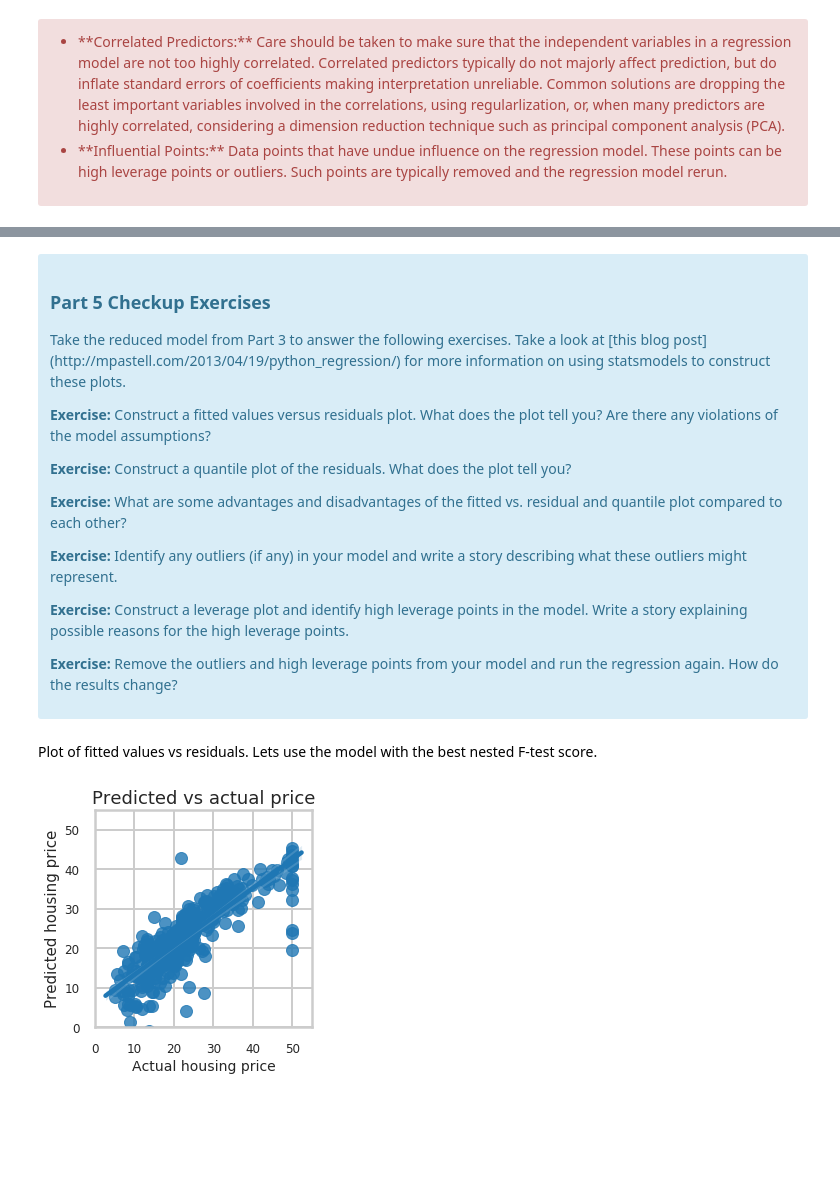
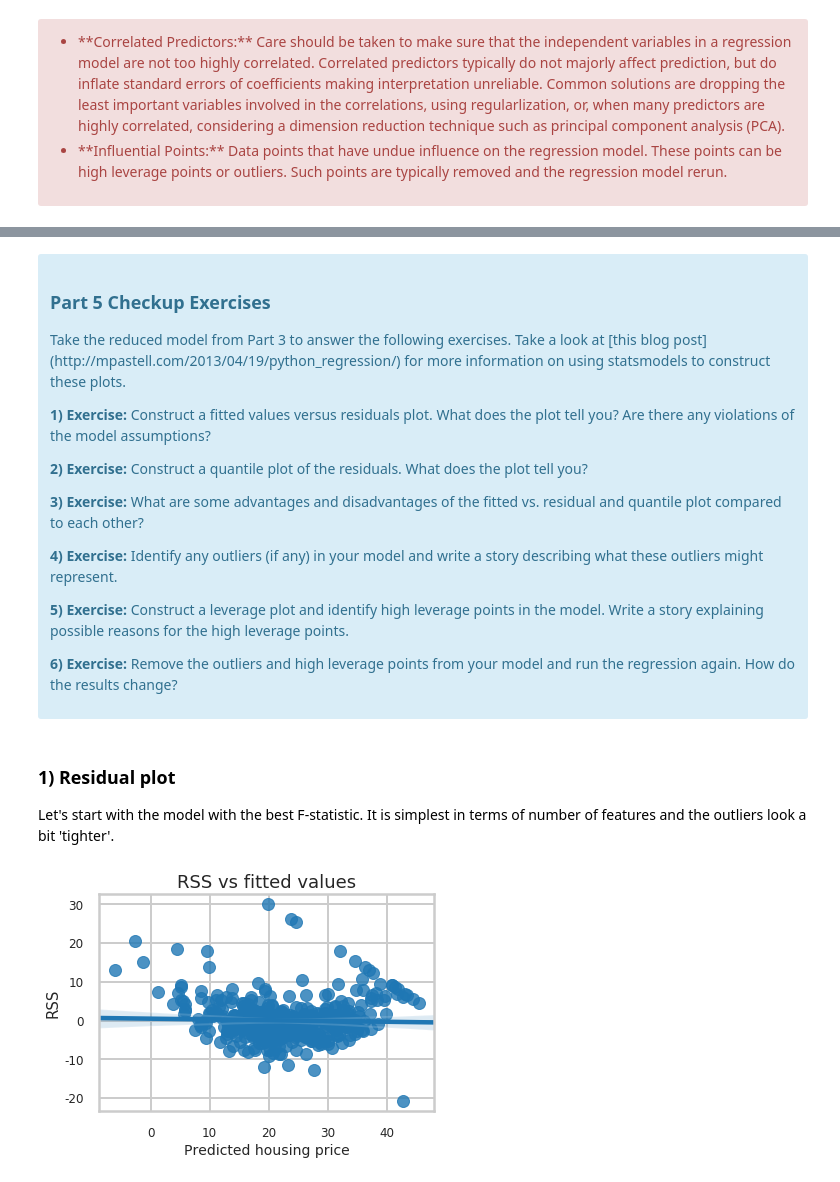
Before and after one commit to gperdrizet/linear_regression, a Jupyter notebook: Mini_Project_Linear_Regression.ipynb, the cells around one changed output, grey strips where cells are left out. Drawn from its saved outputs; the diff is of its cells as text; code cells hidden in the pictures; blank space fills up the shorter version.

```diff
--- a/Mini_Project_Linear_Regression.ipynb
+++ b/Mini_Project_Linear_Regression.ipynb
@@ -1063,14 +1069,22 @@ where $L$ is the likelihood of the model. AIC is meaningless in the absolute sen
 # %% [markdown]
 This is a computer so.... lets try all possible combinations of 12 or less input features and then see how they compare to the full 13 feature model.
 # %%
+import itertools
+
 features = list(bos_zscore.drop('PRICE', axis = 1))
 
 X = bos[features].values
-Y = bos['PRICE'].values
 
 full_model = sm.OLS(Y, X)
 full_model_results = full_model.fit()
 
 RSSf = np.sum((Y - full_model_results.fittedvalues)**2)
-p2 = len(features)
-n = len(Y)
+DFf = len(Y) - len(features) - 1
+
+feature_subsets = []
+
+for length in range(1, (len(features) - 1)):
+    for subset in itertools.combinations(features, length):
+        feature_subsets.append(list(subset))
+
+print('Total possible feature combinations with n < N-1: {}'.format(len(feature_subsets)))
@@ -1091,9 +1095,11 @@ Looks like we have 8177 models to run. For each, we will use a pandas DataFrame
 # %%
-def nested_F_test(RSSf, p2, RSSr, p1, n):
-    F = ((RSSr - RSSf)/(p2 - p1))/(RSSf/(n - p2))
+def nested_F_test(RSSf, DFr, RSSr, DFf):
+    F = ((RSSr - RSSf)/(DFr - DFf))/(RSSf/DFf)
     return F
 
 models = pd.DataFrame(columns=['features', 'R_sqr_adj', 'F_stat', 'AIC', 'F_test'])
+
+Y = bos['PRICE'].values
 
 for i in range(0, len(feature_subsets)):
 
@@ -1103,8 +1109,8 @@ for i in range(0, len(feature_subsets)):
     results = model.fit()
 
     RSSr = np.sum((Y - results.fittedvalues)**2)
-    p1 = len(features)
-    F = nested_F_test(RSSf, p2, RSSr, p1, n)
+    p1 = len(Y) - len(features) - 1
+    F = nested_F_test(RSSf, DFr, RSSr, DFf)
 
     models = models.append({
         'features': features,
@@ -1207,38 +1252,35 @@ bos_cleaned_zscore.describe()
 
 <p>Take the reduced model from Part 3 to answer the following exercises. Take a look at [this blog post](http://mpastell.com/2013/04/19/python_regression/) for more information on using statsmodels to construct these plots.</p>
 
-<p><b>Exercise:</b> Construct a fitted values versus residuals plot. What does the plot tell you? Are there any violations of the model assumptions?</p>
+<p><b>1) Exercise:</b> Construct a fitted values versus residuals plot. What does the plot tell you? Are there any violations of the model assumptions?</p>
 
-<p><b>Exercise:</b> Construct a quantile plot of the residuals. What does the plot tell you?</p>
+<p><b>2) Exercise:</b> Construct a quantile plot of the residuals. What does the plot tell you?</p>
 
-<p><b>Exercise:</b> What are some advantages and disadvantages of the fitted vs. residual and quantile plot compared to each other?</p>
+<p><b>3) Exercise:</b> What are some advantages and disadvantages of the fitted vs. residual and quantile plot compared to each other?</p>
 
-<p><b>Exercise:</b> Identify any outliers (if any) in your model and write a story describing what these outliers might represent.</p>
+<p><b>4) Exercise:</b> Identify any outliers (if any) in your model and write a story describing what these outliers might represent.</p>
 
-<p><b>Exercise:</b> Construct a leverage plot and identify high leverage points in the model. Write a story explaining possible reasons for the high leverage points.</p>
+<p><b>5) Exercise:</b> Construct a leverage plot and identify high leverage points in the model. Write a story explaining possible reasons for the high leverage points.</p>
 
-<p><b>Exercise:</b> Remove the outliers and high leverage points from your model and run the regression again. How do the results change?</p>
+<p><b>6) Exercise:</b> Remove the outliers and high leverage points from your model and run the regression again. How do the results change?</p>
 </div>
-# %% [markdown]
-Plot of fitted values vs residuals. Lets use the model with the best nested F-test score.
+# %% [markdown]
+### 1) Residual plot
+Let's start with the model with the best F-statistic. It is simplest in terms of number of features and the outliers look a bit 'tighter'.
 # %%
-# Your turn.
-features = models[models['F_test'] == models['F_test'].min()]['features'].tolist()[0]
+features = models[models['AIC'] == models['AIC'].min()]['features'].tolist()[0]
 X = bos[features].values
 model = sm.OLS(Y, X)
 results = model.fit()
 
-residuals = (Y - results.fittedvalues)**2
+residuals = Y - results.fittedvalues
 values = results.fittedvalues
 
-ax = sns.regplot(y=values, x=bos['PRICE'].values, fit_reg = True)
+ax = sns.regplot(y=residuals, x=values, fit_reg = True)
 ax.tick_params(labelsize=12)
-ax.set_title('Predicted vs actual price', fontsize=18)
-ax.set_xlabel('Actual housing price', fontsize=14)
-ax.set_ylabel('Predicted housing price', fontsize=15)
-ax.set_xlim(0, 55)
-ax.set_ylim(0, 55)
-ax.set_aspect('equal', 'box')
+ax.set_title('RSS vs fitted values', fontsize=18)
+ax.set_xlabel('Predicted housing price', fontsize=14)
+ax.set_ylabel('RSS', fontsize=15)
 ax.yaxis.set_major_formatter(FormatStrFormatter('%.0f'))
 # %% [output]
-[figure, old version]
+[figure, new version]
```
Also changed, not shown: parts of 45 cells of this notebook.
